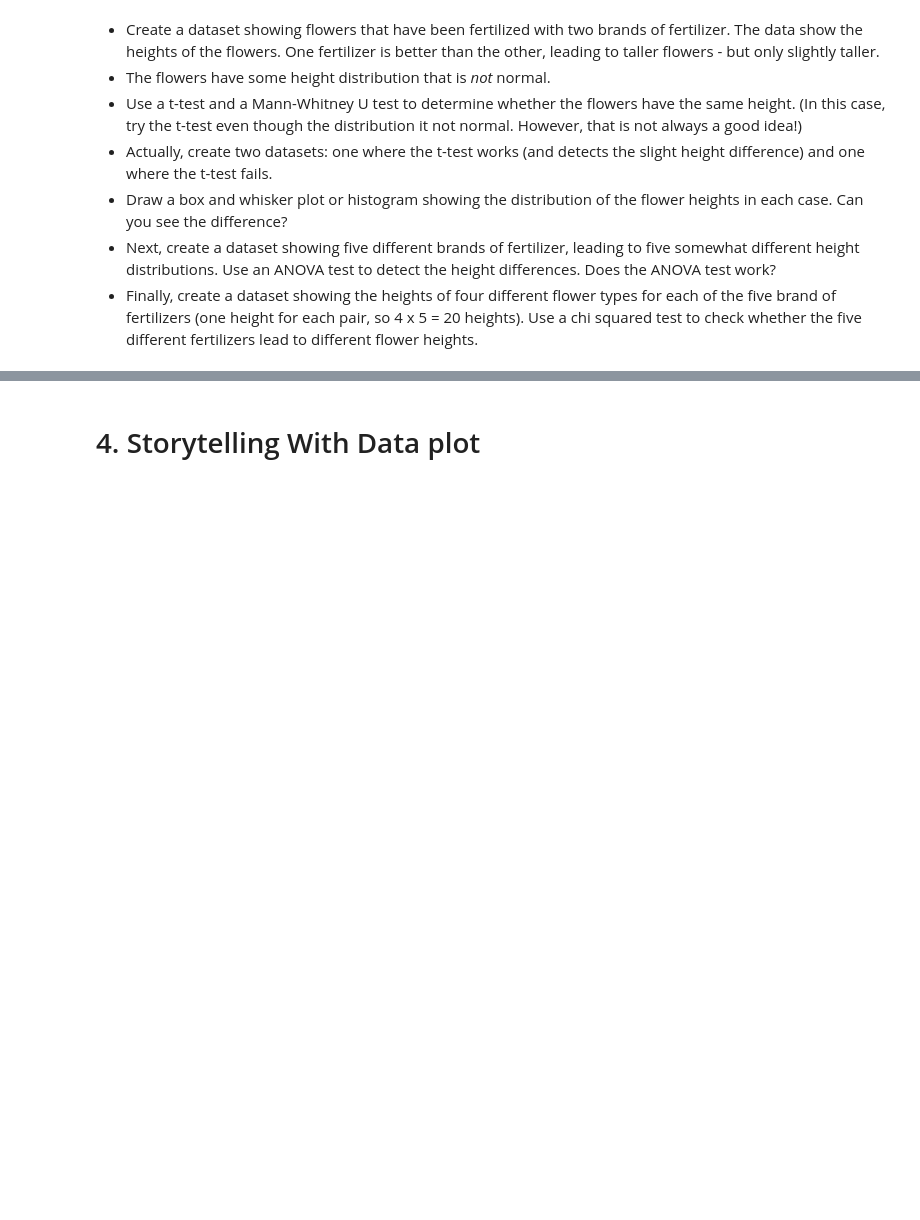
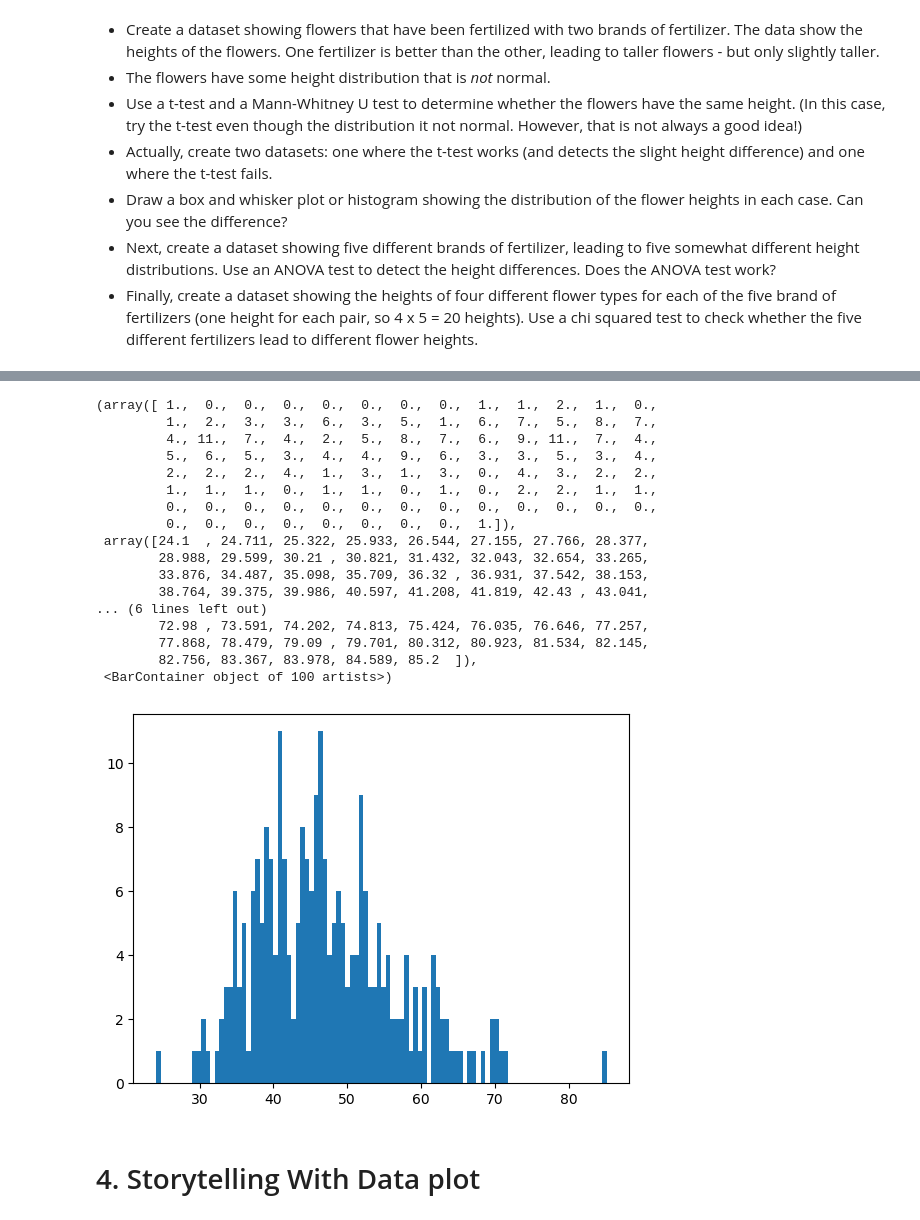
Before and after one commit to chenmichael2/MOD-B-O2, a Jupyter notebook: Week13.ipynb, the cells around one changed output, grey strips where cells are left out. Drawn from its saved outputs; the diff is of its cells as text; code cells hidden in the pictures; blank space fills up the shorter version.

```diff
--- a/Week13.ipynb
+++ b/Week13.ipynb
@@ -195,3 +191,24 @@ df
+# %%
+plt.hist(df["Tulip Height"], bins=100)
+# %% [output]
+(array([ 1.,  0.,  0.,  0.,  0.,  0.,  0.,  0.,  1.,  1.,  2.,  1.,  0.,
+         1.,  2.,  3.,  3.,  6.,  3.,  5.,  1.,  6.,  7.,  5.,  8.,  7.,
+         4., 11.,  7.,  4.,  2.,  5.,  8.,  7.,  6.,  9., 11.,  7.,  4.,
+         5.,  6.,  5.,  3.,  4.,  4.,  9.,  6.,  3.,  3.,  5.,  3.,  4.,
+         2.,  2.,  2.,  4.,  1.,  3.,  1.,  3.,  0.,  4.,  3.,  2.,  2.,
+         1.,  1.,  1.,  0.,  1.,  1.,  0.,  1.,  0.,  2.,  2.,  1.,  1.,
+         0.,  0.,  0.,  0.,  0.,  0.,  0.,  0.,  0.,  0.,  0.,  0.,  0.,
+         0.,  0.,  0.,  0.,  0.,  0.,  0.,  0.,  1.]),
+ array([24.1  , 24.711, 25.322, 25.933, 26.544, 27.155, 27.766, 28.377,
+        28.988, 29.599, 30.21 , 30.821, 31.432, 32.043, 32.654, 33.265,
+        33.876, 34.487, 35.098, 35.709, 36.32 , 36.931, 37.542, 38.153,
+        38.764, 39.375, 39.986, 40.597, 41.208, 41.819, 42.43 , 43.041,
+... (6 lines left out)
+        72.98 , 73.591, 74.202, 74.813, 75.424, 76.035, 76.646, 77.257,
+        77.868, 78.479, 79.09 , 79.701, 80.312, 80.923, 81.534, 82.145,
+        82.756, 83.367, 83.978, 84.589, 85.2  ]),
+ <BarContainer object of 100 artists>)
+[figure, added]
 # %% [markdown]
 # 4. Storytelling With Data plot
 # %% [markdown]
```
Also changed, not shown: parts of 12 cells of this notebook.
